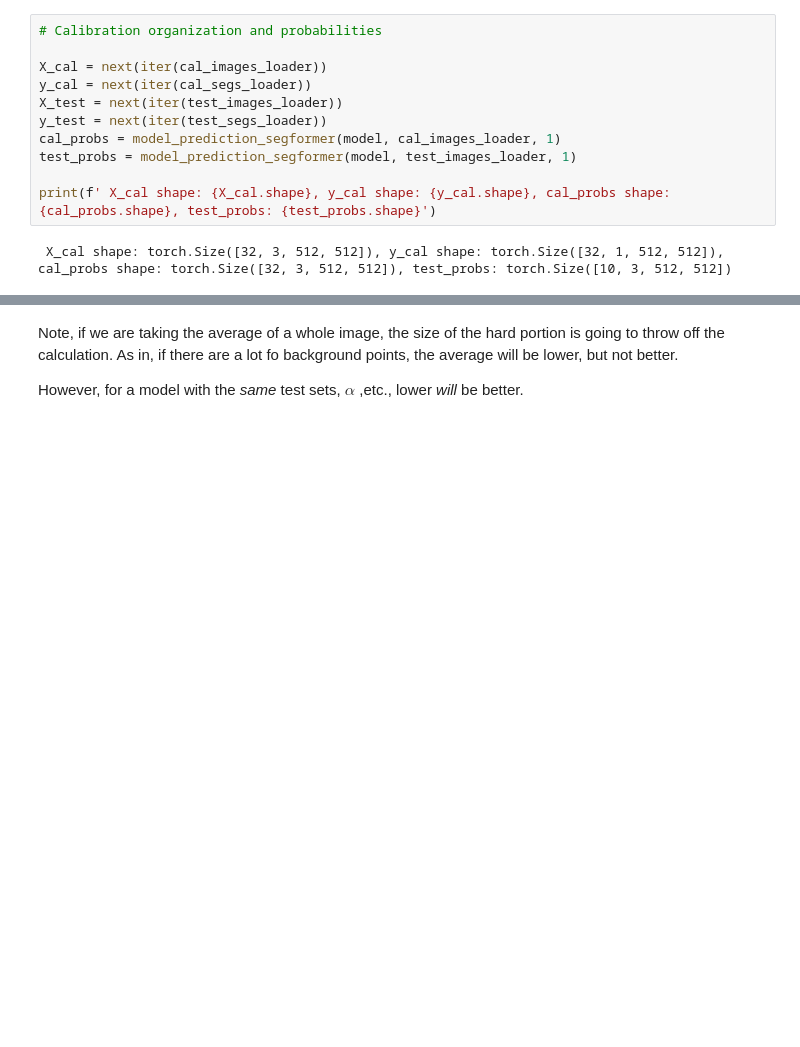
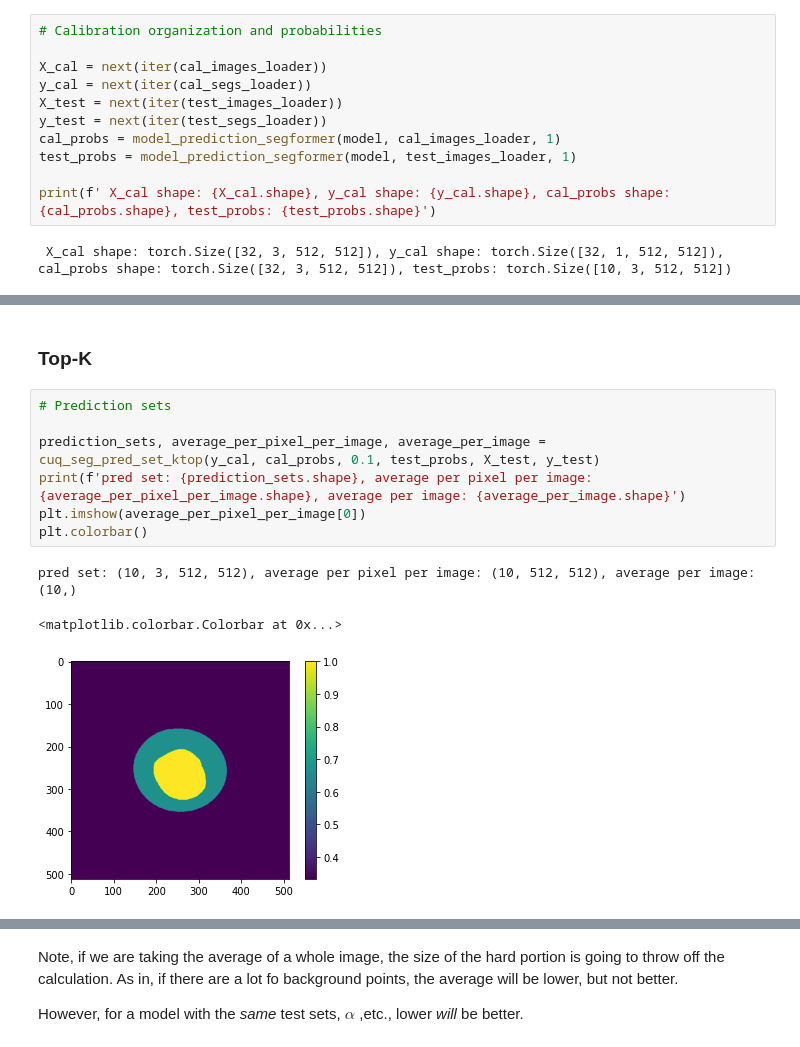
Before and after one commit to ClarkQTIM/Conformal_Uncertainty_Quantification, a Jupyter notebook: Conformal Uncertainty Quantification Segmentation.ipynb, the cells around one changed output, grey strips where cells are left out. Drawn from its saved outputs; the diff is of its cells as text; blank space fills up the shorter version.

```diff
--- a/Conformal Uncertainty Quantification Segmentation.ipynb
+++ b/Conformal Uncertainty Quantification Segmentation.ipynb
@@ -521,0 +691,13 @@ Boolean Array: [ True  True  True], Pixel Value: 224
+# %% [markdown]
+### Top-K
+# %%
+# Prediction sets
+
+prediction_sets, average_per_pixel_per_image, average_per_image = cuq_seg_pred_set_ktop(y_cal, cal_probs, 0.1, test_probs, X_test, y_test)
+print(f'pred set: {prediction_sets.shape}, average per pixel per image: {average_per_pixel_per_image.shape}, average per image: {average_per_image.shape}')
+plt.imshow(average_per_pixel_per_image[0])
+plt.colorbar()
+# %% [output]
+pred set: (10, 3, 512, 512), average per pixel per image: (10, 512, 512), average per image: (10,)
+<matplotlib.colorbar.Colorbar at 0x...>
+[figure, added]
```
Also changed, not shown: parts of 20 cells of this notebook, 1 other file.
